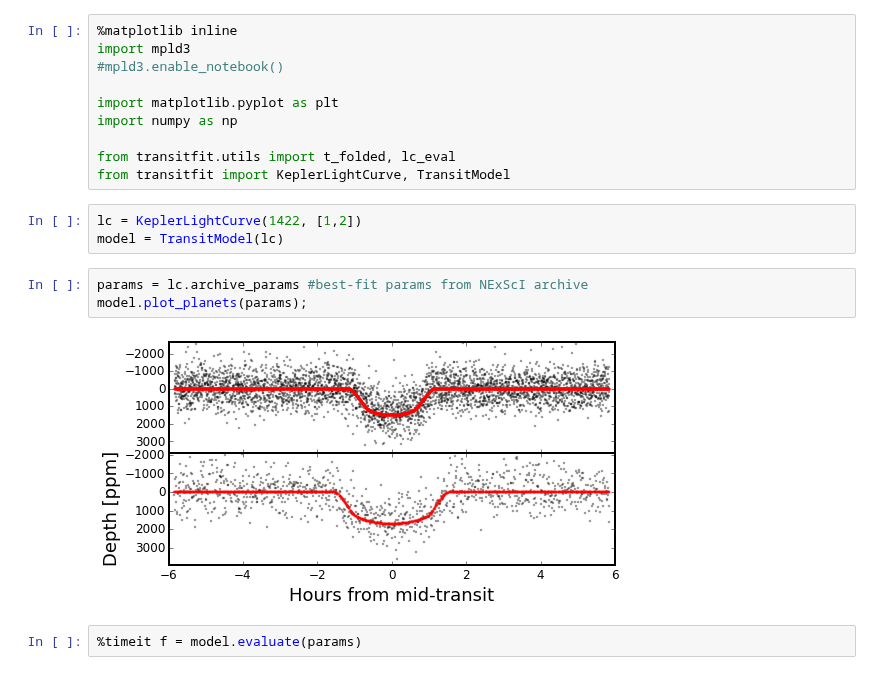
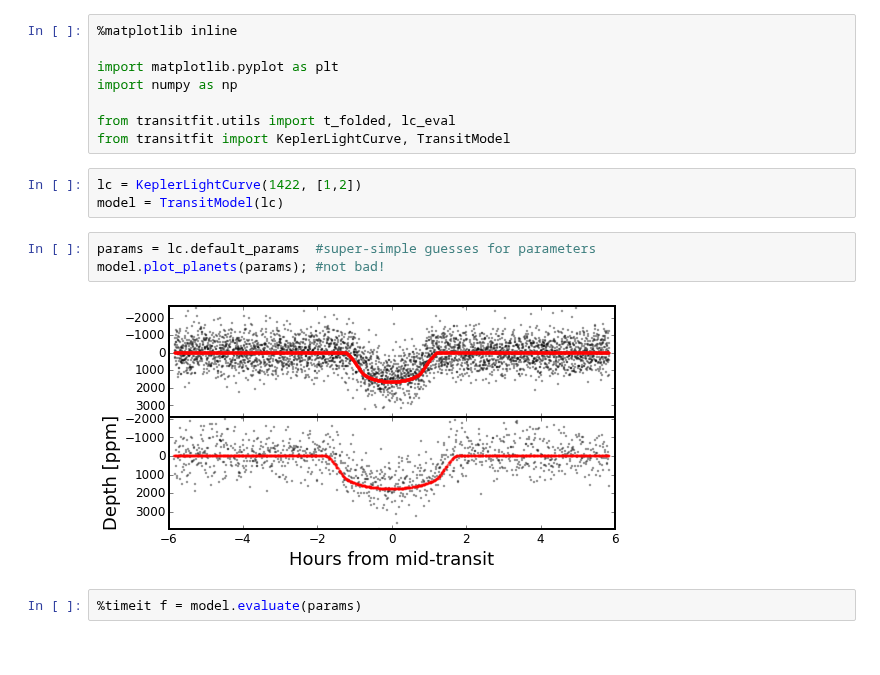
Before and after one commit to timothydmorton/transit-fitting, a Jupyter notebook: notebooks/demo.ipynb, the cells around one changed output. Drawn from its saved outputs; the diff is of its cells as text.

Commit message:
added default params

```diff
--- a/notebooks/demo.ipynb
+++ b/notebooks/demo.ipynb
@@ -1,7 +1,5 @@
 # %%
 %matplotlib inline
-import mpld3
-#mpld3.enable_notebook()
 
 import matplotlib.pyplot as plt
 import numpy as np
@@ -11,11 +9,11 @@ from transitfit import KeplerLightCurve, TransitModel
 # %%
 lc = KeplerLightCurve(1422, [1,2])
 model = TransitModel(lc)
-# %%
-params = lc.archive_params #best-fit params from NExScI archive
-model.plot_planets(params);
-# %% [output]
-[figure, removed]
+# %%
+params = lc.default_params  #super-simple guesses for parameters
+model.plot_planets(params); #not bad!
+# %% [output]
+[figure, added]
 # %%
 %timeit f = model.evaluate(params)
 # %% [output]
```
Also changed, not shown: parts of 1 cell of this notebook, 2 other files.
